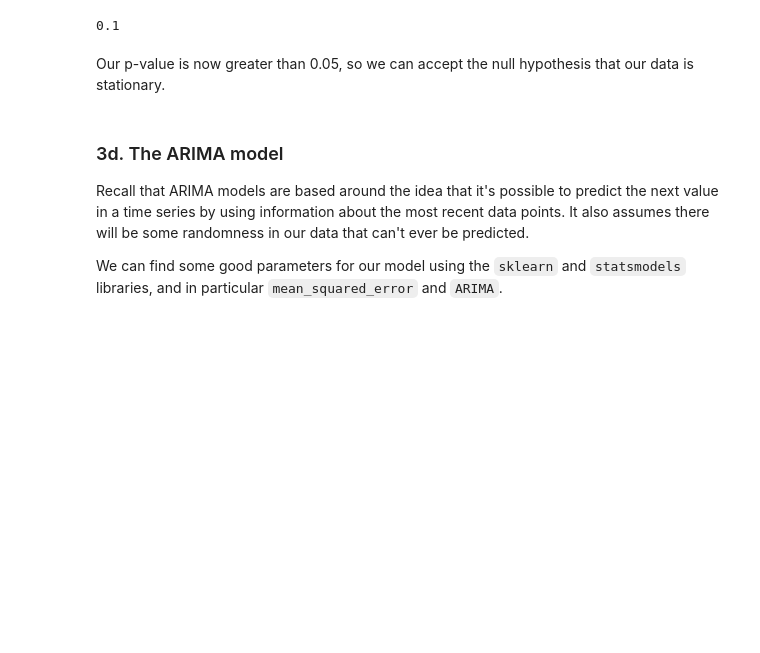
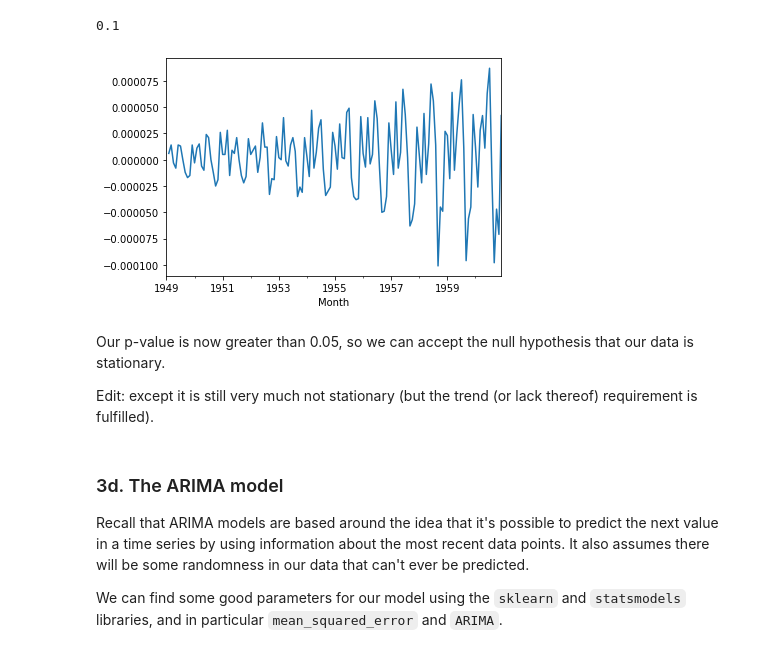
Before and after one commit to GwenToves/SpringBoard, a Jupyter notebook: Time Series Analysis - Case Study/Cowboys&CigrettesCaseStudy/Cowboy Cigarettes Case Study - Tier 3.ipynb, the cells around one changed output. Saved outputs shown, nothing was run; the diff lists cells and outputs as text; code cells hidden in the pictures; blank space fills up the shorter version.

```diff
--- a/Time Series Analysis - Case Study/Cowboys&CigrettesCaseStudy/Cowboy Cigarettes Case Study - Tier 3.ipynb
+++ b/Time Series Analysis - Case Study/Cowboys&CigrettesCaseStudy/Cowboy Cigarettes Case Study - Tier 3.ipynb
@@ -329,8 +331,14 @@ look-up table. The actual p-value is greater than the p-value returned.
 
   warnings.warn(
 0.1
+# %%
+f_diff.plot(); # definitely addressed the upward trend, variance is still not stable though?
+# %% [output]
+[figure, added]
 # %% [markdown]
 Our p-value is now greater than 0.05, so we can accept the null hypothesis that our data is stationary.
+
+Edit: except it is still very much not stationary (but the trend (or lack thereof) requirement is fulfilled).
 # %% [markdown]
 ### 3d. The ARIMA model
 
```
Also changed, not shown: parts of 7 cells of this notebook.
